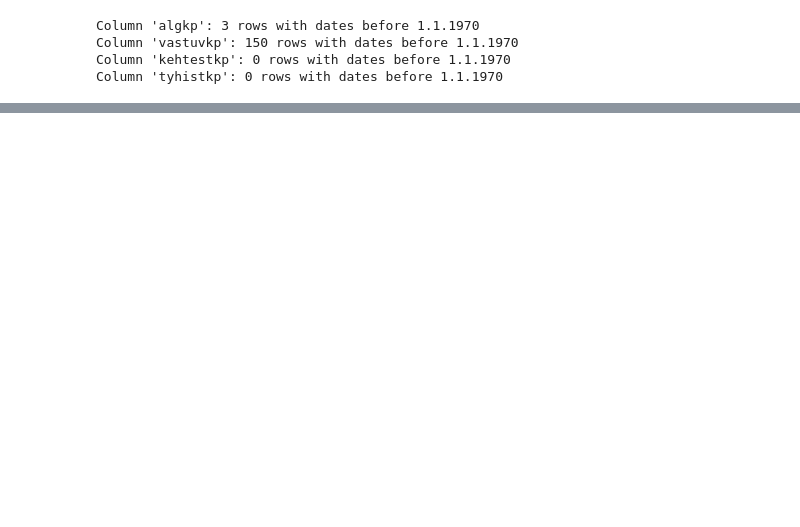
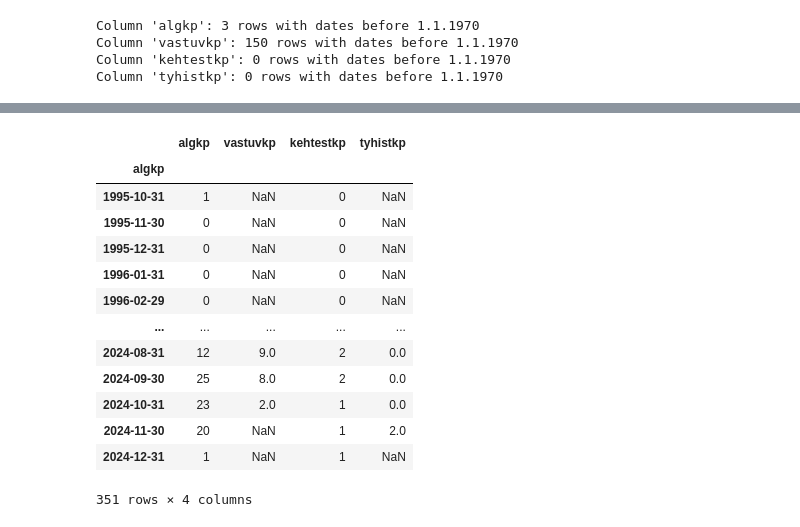
Before and after one commit to taavip/PLANK, a Jupyter notebook: plank_statistika_kvaliteedi_analyys.ipynb, the cells around one changed output, grey strips where cells are left out. Drawn from its saved outputs; the diff is of its cells as text; code cells hidden in the pictures; blank space fills up the shorter version.

```diff
--- a/plank_statistika_kvaliteedi_analyys.ipynb
+++ b/plank_statistika_kvaliteedi_analyys.ipynb
@@ -275,3 +305,20 @@ plt.show()
+# %%
+aggregated_data
+# %% [output]
+|  | algkp | vastuvkp | kehtestkp | tyhistkp |
+| algkp |  |  |  |  |
+| 1995-10-31 | 1 | NaN | 0 | NaN |
+| 1995-11-30 | 0 | NaN | 0 | NaN |
+| 1995-12-31 | 0 | NaN | 0 | NaN |
+| 1996-01-31 | 0 | NaN | 0 | NaN |
+| 1996-02-29 | 0 | NaN | 0 | NaN |
+| ... | ... | ... | ... | ... |
+| 2024-08-31 | 12 | 9.0 | 2 | 0.0 |
+| 2024-09-30 | 25 | 8.0 | 2 | 0.0 |
+| 2024-10-31 | 23 | 2.0 | 1 | 0.0 |
+| 2024-11-30 | 20 | NaN | 1 | 2.0 |
+| 2024-12-31 | 1 | NaN | 1 | NaN |
+351 rows × 4 columns
 # %%
 gdfs['plank:detailplaneering']['algkp_vastuvkp_days'] = (gdfs['plank:detailplaneering']['vastuvkp'] - gdfs['plank:detailplaneering']['algkp']).dt.days
 gdfs['plank:detailplaneering']['algkp_kehtestkp_days'] = (gdfs['plank:detailplaneering']['kehtestkp'] - gdfs['plank:detailplaneering']['algkp']).dt.days
```
Also changed, not shown: parts of 13 cells of this notebook.
